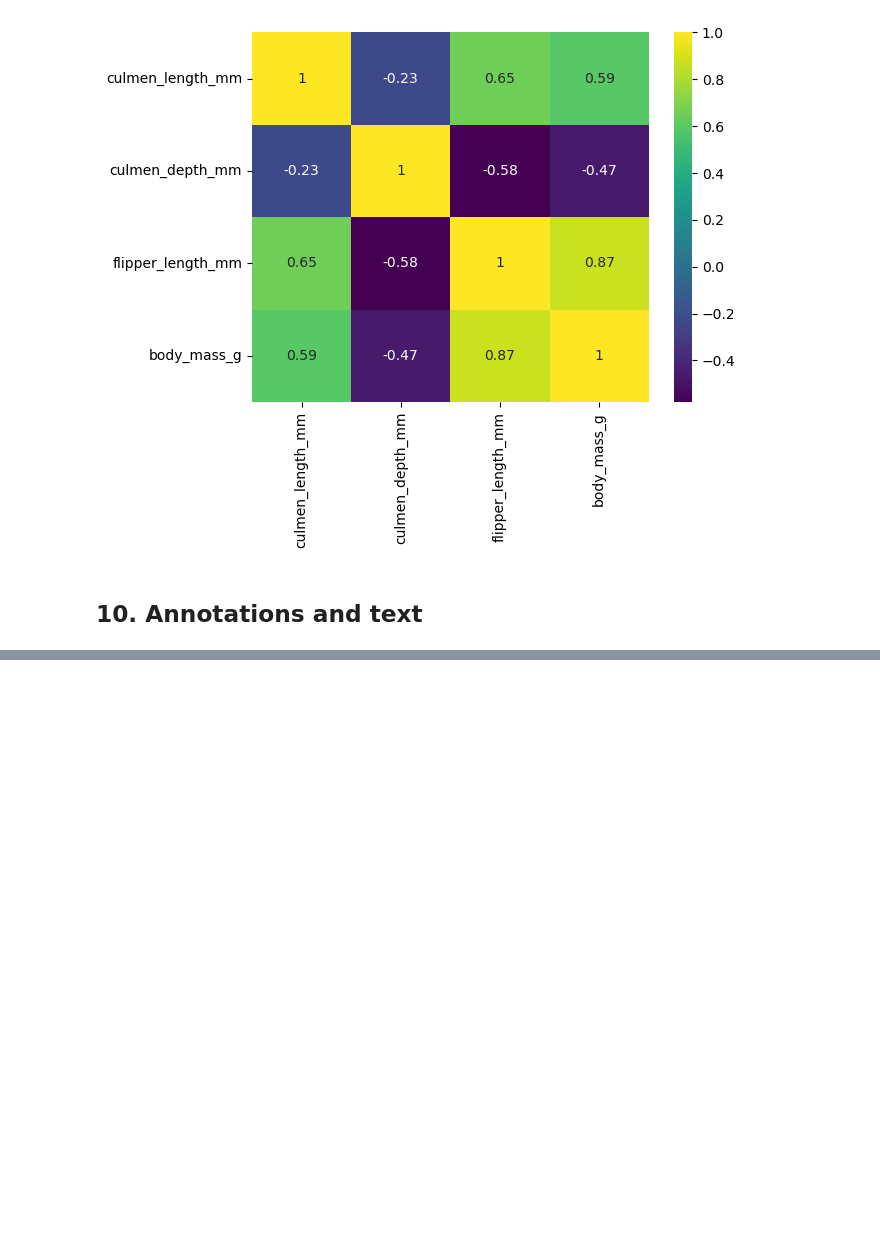
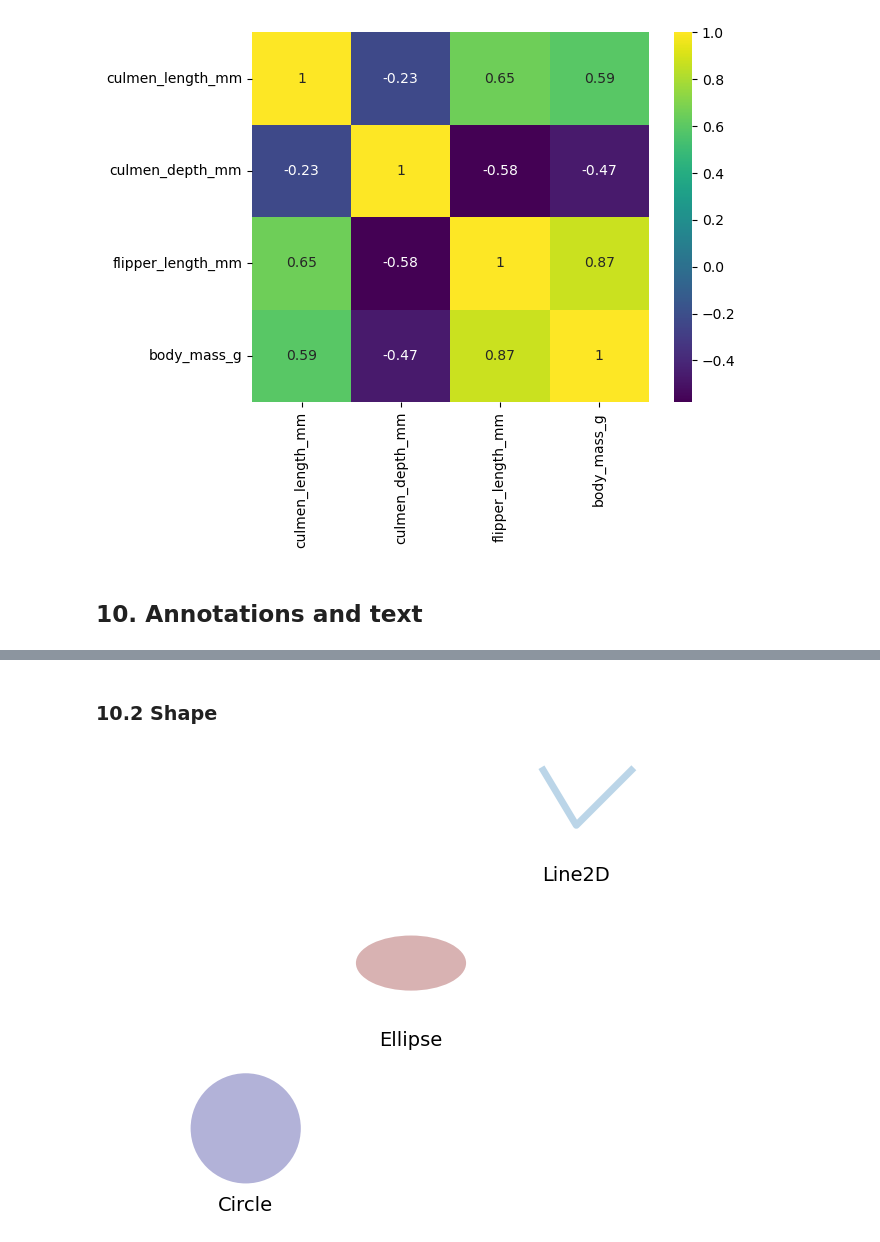
Before and after one commit to mikjf/data_visualization, a Jupyter notebook: fun_with_graphs.ipynb, the cells around one changed output, grey strips where cells are left out. Cells and saved outputs as stored; diff of their text form; code cells hidden in the pictures; blank space fills up the shorter version.

```diff
--- a/fun_with_graphs.ipynb
+++ b/fun_with_graphs.ipynb
@@ -302,0 +329,47 @@ sns.heatmap(penguins_size.corr(), annot = True, cmap = 'viridis');
+# %% [markdown]
+### 10.2 Shape
+# %%
+# shapes on graphs
+
+def label(xy, text):
+    # shift y-value to display label below shapes
+    y = xy[1] - 0.15
+    plt.text(xy[0], y, text, ha="center", family='sans-serif', size=14)
+
+fig, ax = plt.subplots()
+# create grid 3x3 to plot shapes
+grid = np.mgrid[0.2:0.8:3j, 0.2:0.8:3j].reshape(2, -1).T
+
+# empty patches list
+patches = []
+
+# add circle shape
+circle = mpatches.Circle(grid[0], 0.1, ec="none")
+patches.append(circle)
+label(grid[0], "Circle")
+
+# add ellipse shape
+ellipse = mpatches.Ellipse(grid[4], 0.2, 0.1)
+patches.append(ellipse)
+label(grid[4], "Ellipse")
+
+# add line
+x, y = np.array([[-0.06, 0.0, 0.1], [0.05, -0.05, 0.05]])
+line = mlines.Line2D(x + grid[8, 0], y + grid[8, 1], lw=5., alpha=0.3)
+label(grid[8], "Line2D")
+
+# add patches to collection and display
+colors = np.linspace(0, 1, len(patches))
+collection = PatchCollection(patches, cmap=plt.cm.jet, alpha=0.3)
+collection.set_array(np.array(colors))
+ax.add_collection(collection)
+ax.add_line(line)
+
+# adapt layout
+plt.axis('equal')
+plt.axis('off')
+plt.tight_layout()
+
+plt.show()
+# %% [output]
+[figure, added]
```
Also changed, not shown: parts of 10 cells of this notebook, 1 other file.
